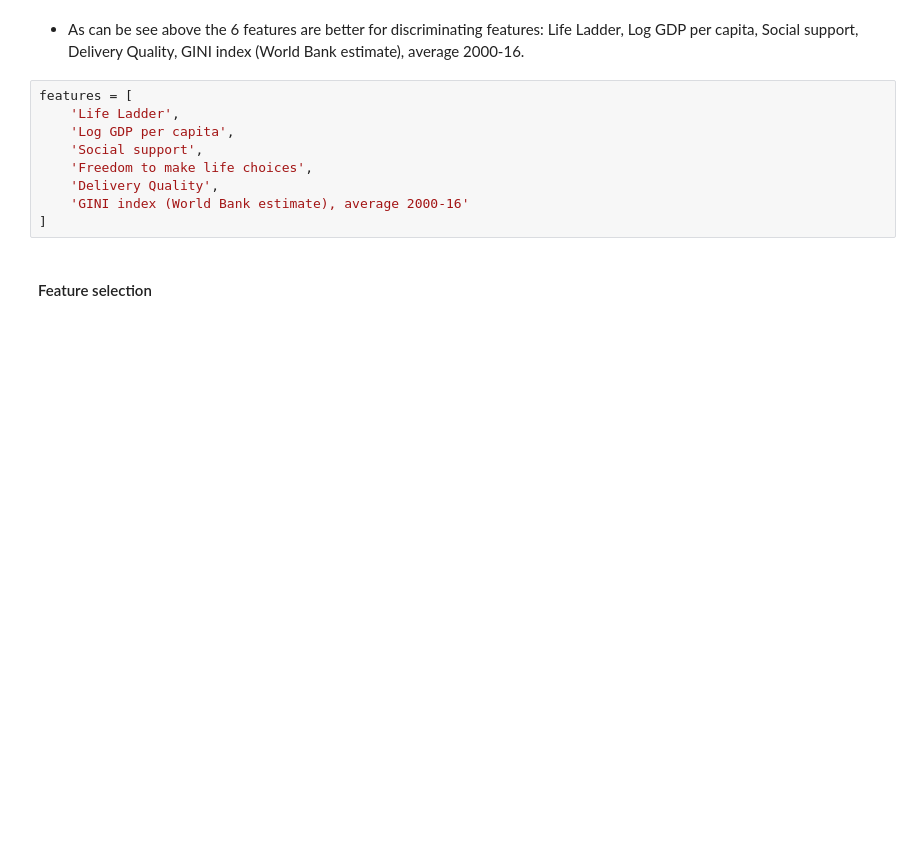
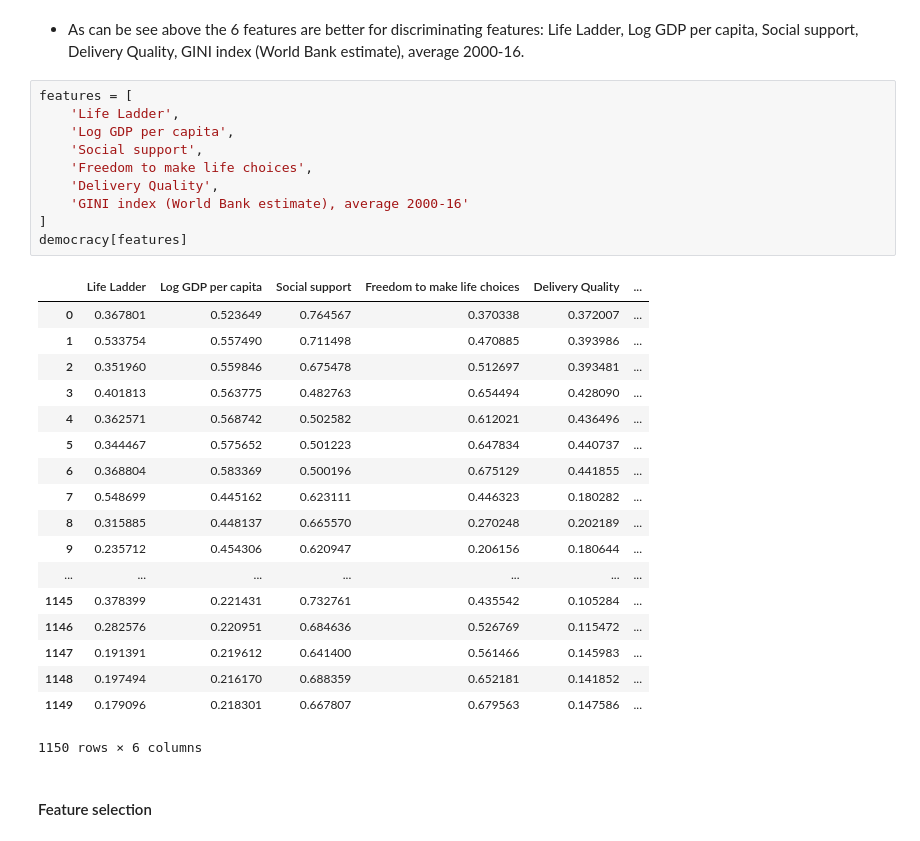
Before and after one commit to Mooophy/158222, a Jupyter notebook: as3/As3.ipynb, the cells around one changed output. Saved outputs shown, nothing was run; the diff lists cells and outputs as text; blank space fills up the shorter version.

```diff
--- a/as3/As3.ipynb
+++ b/as3/As3.ipynb
@@ -83,12 +83,32 @@ plt.show()
 # %%
 features = [
     'Life Ladder',
     'Log GDP per capita',
     'Social support',
     'Freedom to make life choices',
     'Delivery Quality',
     'GINI index (World Bank estimate), average 2000-16'
 ]
+democracy[features]
+# %% [output]
+|  | Life Ladder | Log GDP per capita | Social support | Freedom to make life choices | Delivery Quality | ... |
+| 0 | 0.367801 | 0.523649 | 0.764567 | 0.370338 | 0.372007 | ... |
+| 1 | 0.533754 | 0.557490 | 0.711498 | 0.470885 | 0.393986 | ... |
+| 2 | 0.351960 | 0.559846 | 0.675478 | 0.512697 | 0.393481 | ... |
+| 3 | 0.401813 | 0.563775 | 0.482763 | 0.654494 | 0.428090 | ... |
+| 4 | 0.362571 | 0.568742 | 0.502582 | 0.612021 | 0.436496 | ... |
+| 5 | 0.344467 | 0.575652 | 0.501223 | 0.647834 | 0.440737 | ... |
+| 6 | 0.368804 | 0.583369 | 0.500196 | 0.675129 | 0.441855 | ... |
+| 7 | 0.548699 | 0.445162 | 0.623111 | 0.446323 | 0.180282 | ... |
+| 8 | 0.315885 | 0.448137 | 0.665570 | 0.270248 | 0.202189 | ... |
+| 9 | 0.235712 | 0.454306 | 0.620947 | 0.206156 | 0.180644 | ... |
+| ... | ... | ... | ... | ... | ... | ... |
+| 1145 | 0.378399 | 0.221431 | 0.732761 | 0.435542 | 0.105284 | ... |
+| 1146 | 0.282576 | 0.220951 | 0.684636 | 0.526769 | 0.115472 | ... |
+| 1147 | 0.191391 | 0.219612 | 0.641400 | 0.561466 | 0.145983 | ... |
+| 1148 | 0.197494 | 0.216170 | 0.688359 | 0.652181 | 0.141852 | ... |
+| 1149 | 0.179096 | 0.218301 | 0.667807 | 0.679563 | 0.147586 | ... |
+1150 rows × 6 columns
 # %% [markdown]
 #### Feature selection
 # %%
```
Also changed, not shown: parts of 4 cells of this notebook.
